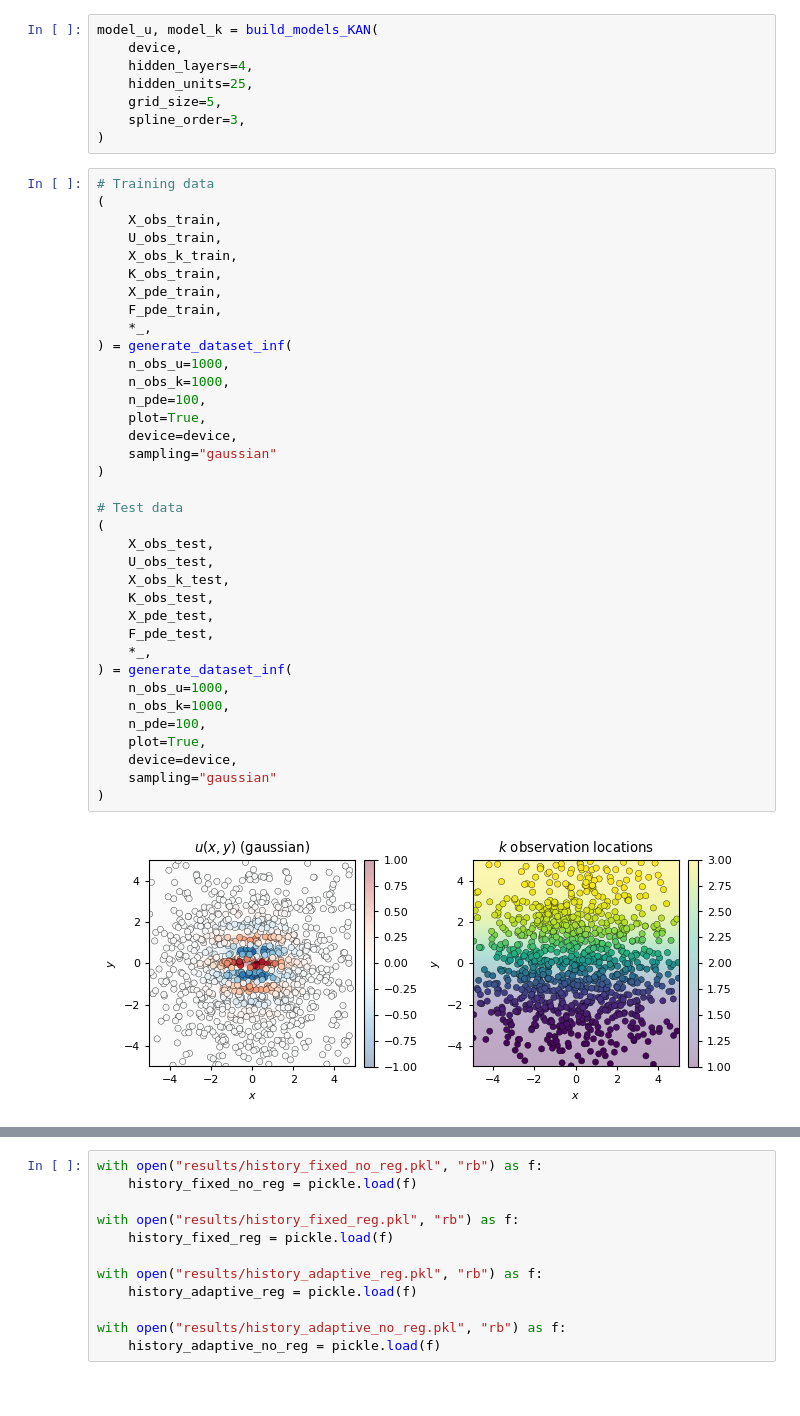
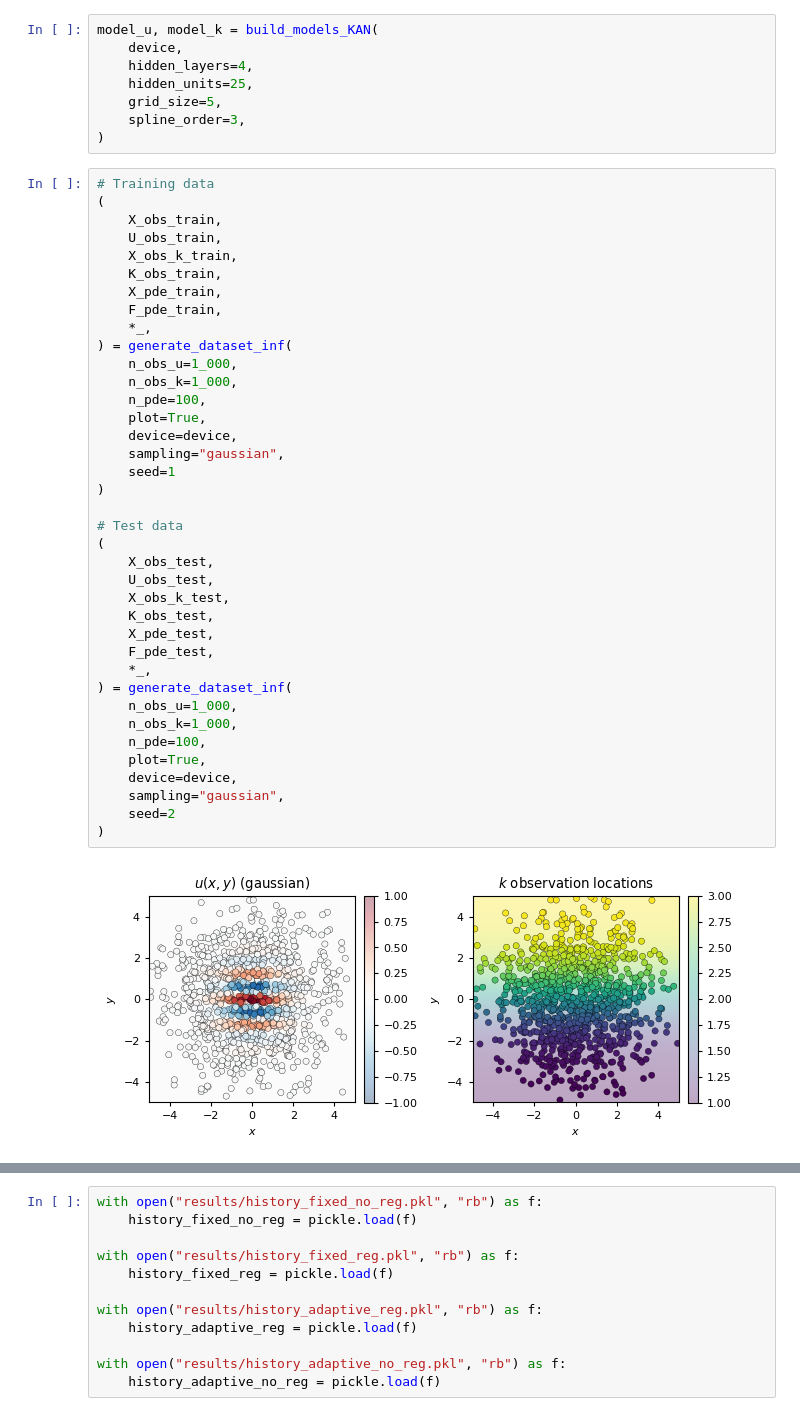
Before and after one commit to oscar-rincon/unbounded-domains, a Jupyter notebook: main/02_MLP_KAN_approximation/03_PIKAN_infinite.ipynb, the cells around one changed output, grey strips where cells are left out. Saved outputs shown, nothing was run; the diff lists cells and outputs as text.

```diff
--- a/main/02_MLP_KAN_approximation/03_PIKAN_infinite.ipynb
+++ b/main/02_MLP_KAN_approximation/03_PIKAN_infinite.ipynb
@@ -38,37 +38,39 @@ model_u, model_k = build_models_KAN(
 # Training data
 (
     X_obs_train,
     U_obs_train,
     X_obs_k_train,
     K_obs_train,
     X_pde_train,
     F_pde_train,
     *_,
 ) = generate_dataset_inf(
-    n_obs_u=1000,
-    n_obs_k=1000,
+    n_obs_u=1_000,
+    n_obs_k=1_000,
     n_pde=100,
     plot=True,
     device=device,
-    sampling="gaussian"
+    sampling="gaussian",
+    seed=1
 )
 
 # Test data
 (
     X_obs_test,
     U_obs_test,
     X_obs_k_test,
     K_obs_test,
     X_pde_test,
     F_pde_test,
     *_,
 ) = generate_dataset_inf(
-    n_obs_u=1000,
-    n_obs_k=1000,
+    n_obs_u=1_000,
+    n_obs_k=1_000,
     n_pde=100,
     plot=True,
     device=device,
-    sampling="gaussian"
+    sampling="gaussian",
+    seed=2
 )
 # %% [output]
-[figure, old version]
+[figure, new version]
```
Also changed, not shown: parts of 4 cells of this notebook, 6 other files.
